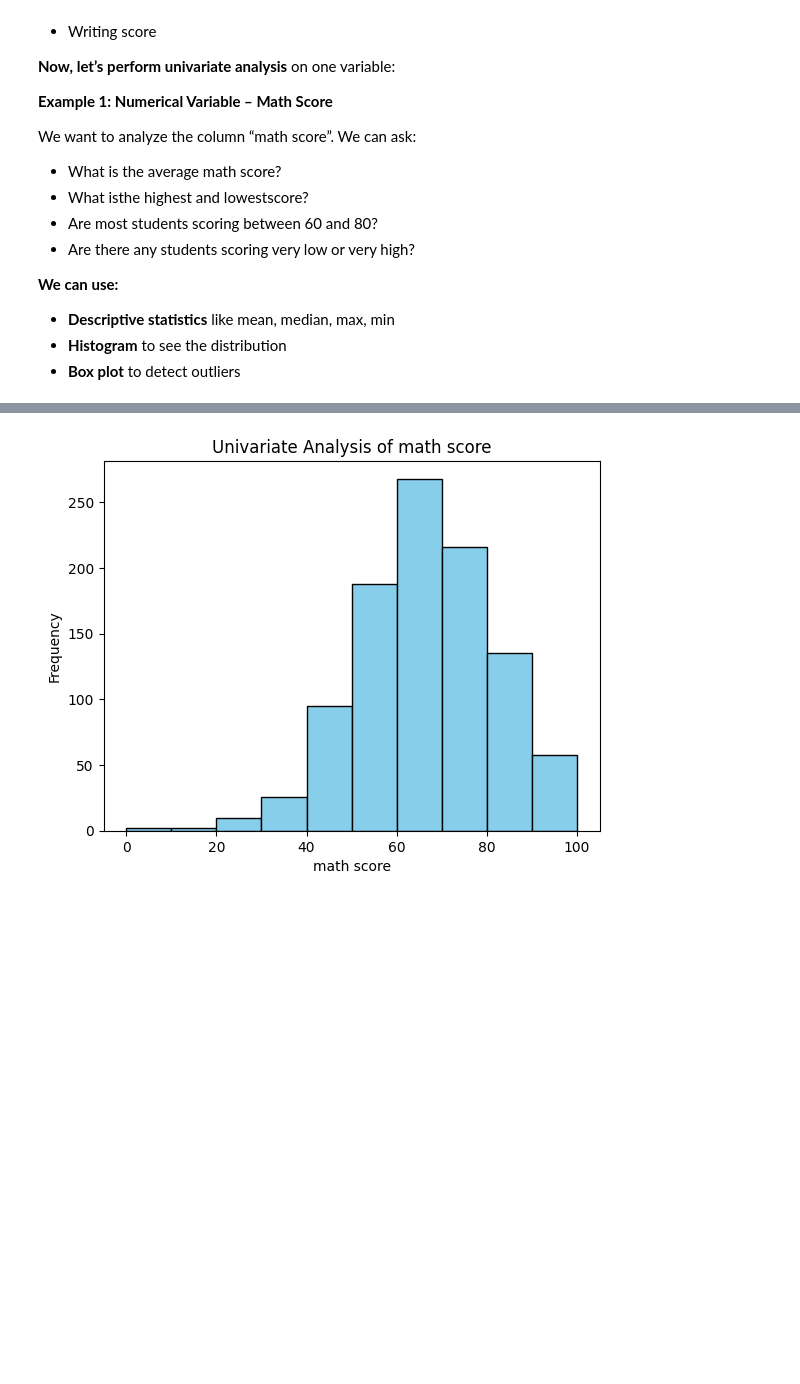
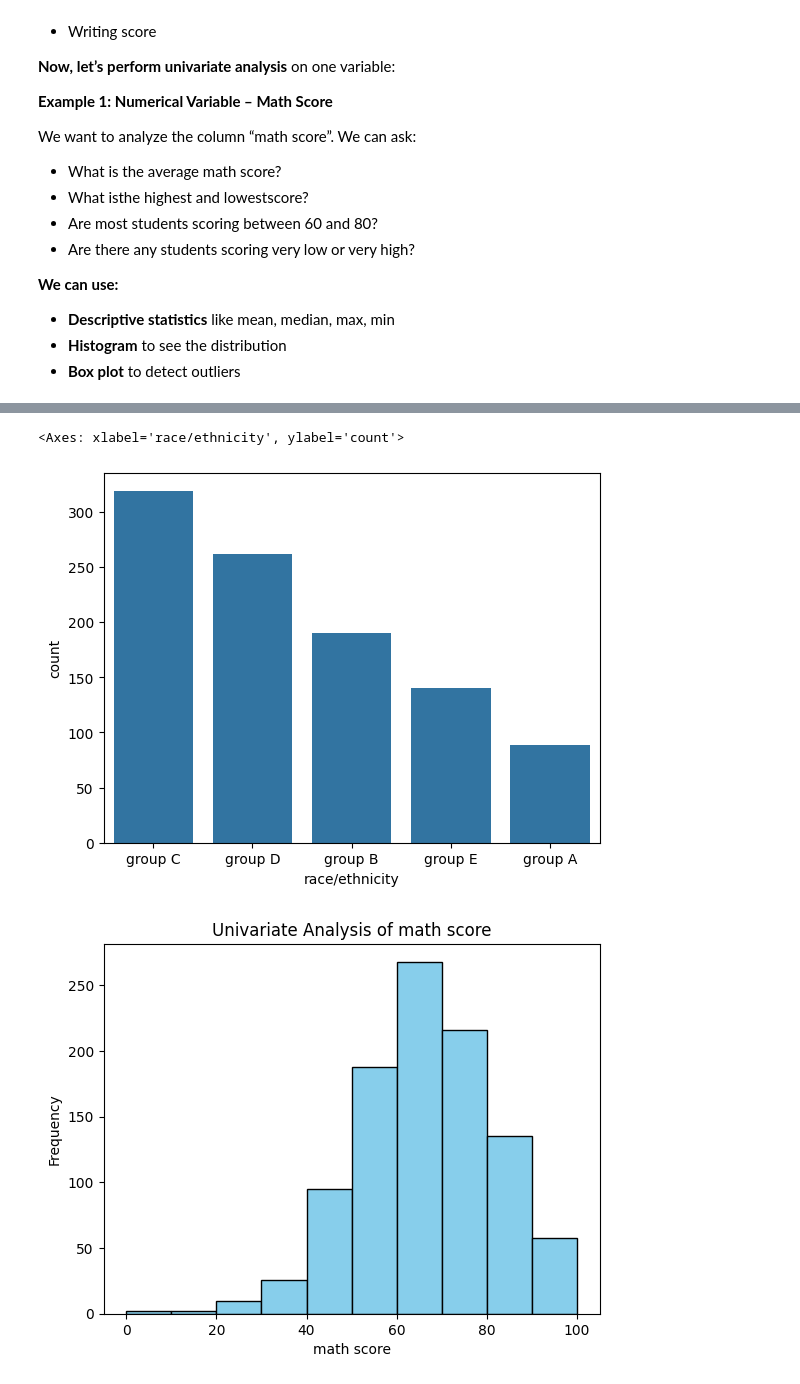
Before and after one commit to sbccas/data-analytics-using-python, a Jupyter notebook: 2_Lecture_Notes/Unit1_Fundamentals_of_Data_Analytics.ipynb, the cells around one changed output, grey strips where cells are left out. Cells and saved outputs as stored; diff of their text form; code cells hidden in the pictures; blank space fills up the shorter version.

```diff
--- a/2_Lecture_Notes/Unit1_Fundamentals_of_Data_Analytics.ipynb
+++ b/2_Lecture_Notes/Unit1_Fundamentals_of_Data_Analytics.ipynb
@@ -257,3 +424,9 @@ dtype: int64
+# %%
+# Bar chart for categorical data
+sns.barplot(stud['race/ethnicity'].value_counts())
+# %% [output]
+<Axes: xlabel='race/ethnicity', ylabel='count'>
+[figure, added]
 # %%
 # Histogram for numeric column
 # plt.hist(df['math score'],bins=10, edgecolor='black')
```
Also changed, not shown: parts of 23 cells of this notebook, 3 other files.
